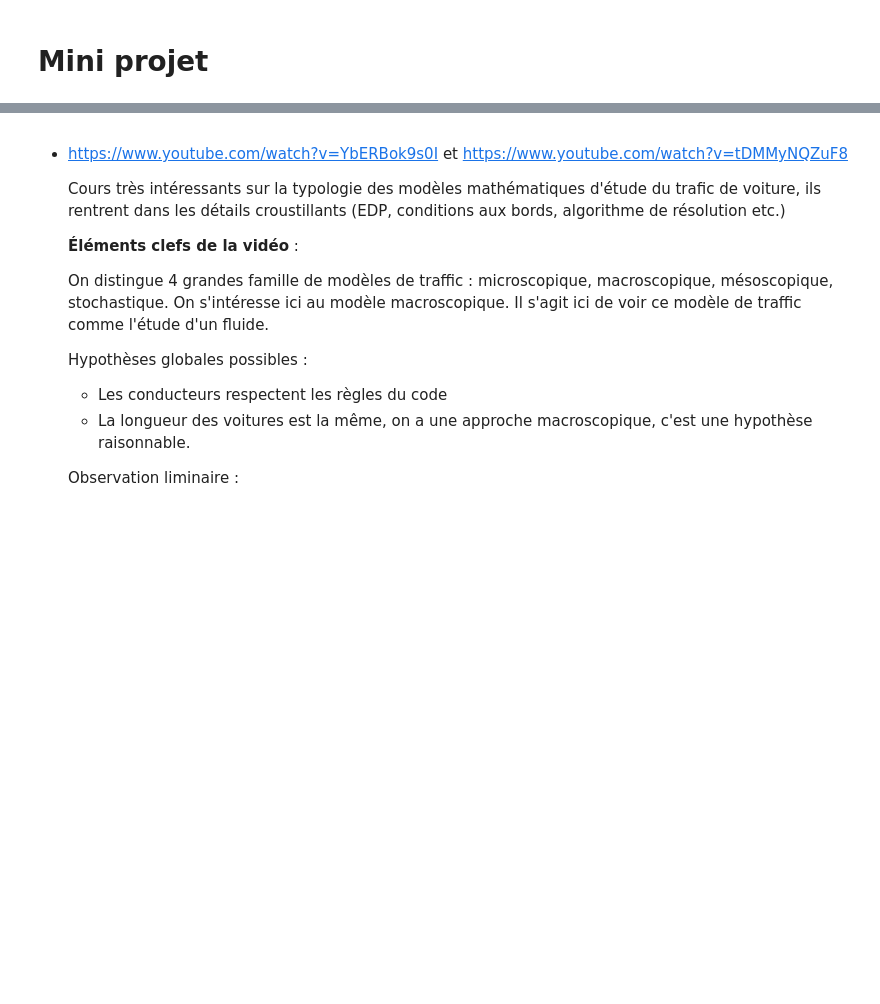
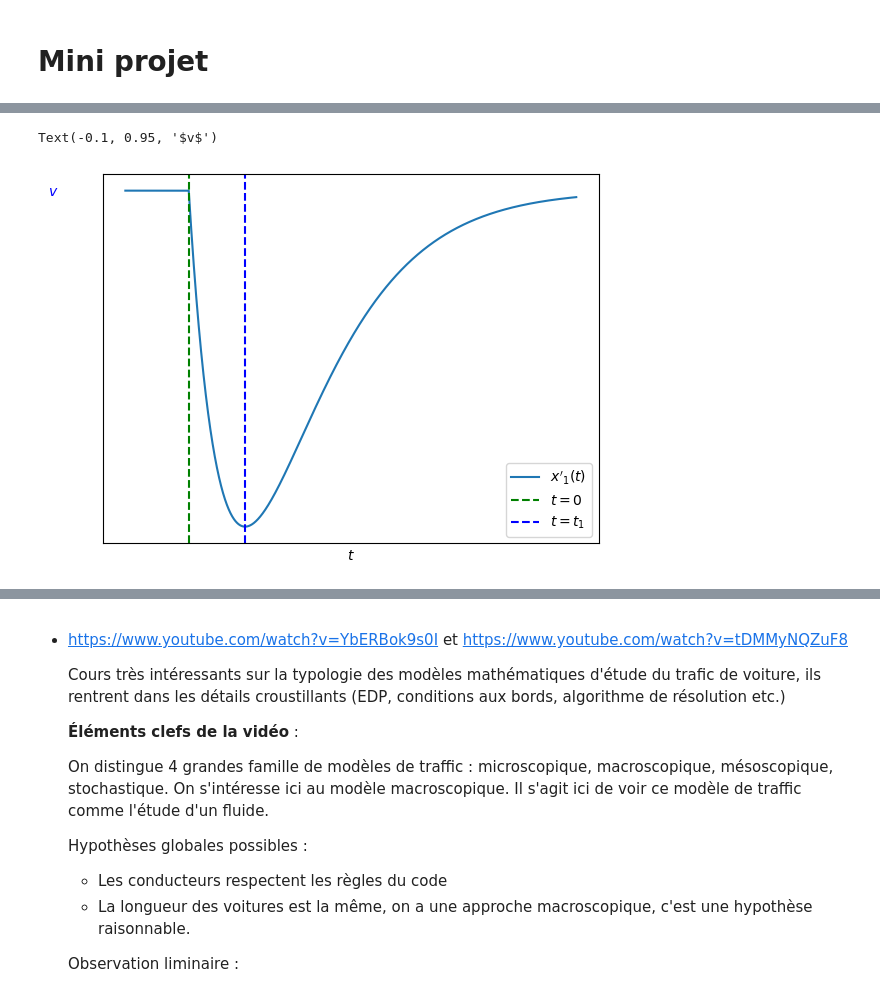
Before and after one commit to ThibautLavenant/phyMod_miniproject, a Jupyter notebook: MiniProject.ipynb, the cells around one changed output, grey strips where cells are left out. Saved outputs shown, nothing was run; the diff lists cells and outputs as text; code cells hidden in the pictures; blank space fills up the shorter version.

```diff
--- a/MiniProject.ipynb
+++ b/MiniProject.ipynb
@@ -175,0 +209,22 @@ Cela nous permettra d'étudier la perturbation sur chaque voiture dans le temps.
+# %%
+t_l = np.linspace(-900,5500,int(1e5))
+v_eq = 200
+t_1 = 800
+k=1
+
+def x_1_prime(t):
+    return np.array([v_eq if t_val<=0 else v_eq*(1-k*t_val*np.exp((t_1-t_val)/t_1)) for t_val in t])
+y = x_1_prime(t_l)
+
+fig, ax1 = plt.subplots()
+ax1.plot(t_l, y, label =r"$x'_{1}(t)$")
+ax1.axvline(x=0,color='green',linestyle='--', label = r"$t=0$")
+ax1.axvline(x=t_1,color='blue',linestyle='--', label = r"$t=t_1$")
+ax1.set_xticks([])
+ax1.set_yticks([])
+ax1.set_xlabel(r"$t$")
+ax1.legend()
+ax1.text(-0.1, 0.95,r'$v$',color='b', horizontalalignment='center',verticalalignment='center',transform=ax1.transAxes)
+# %% [output]
+Text(-0.1, 0.95, '$v$')
+[figure, added]
```
Also changed, not shown: parts of 4 cells of this notebook.
